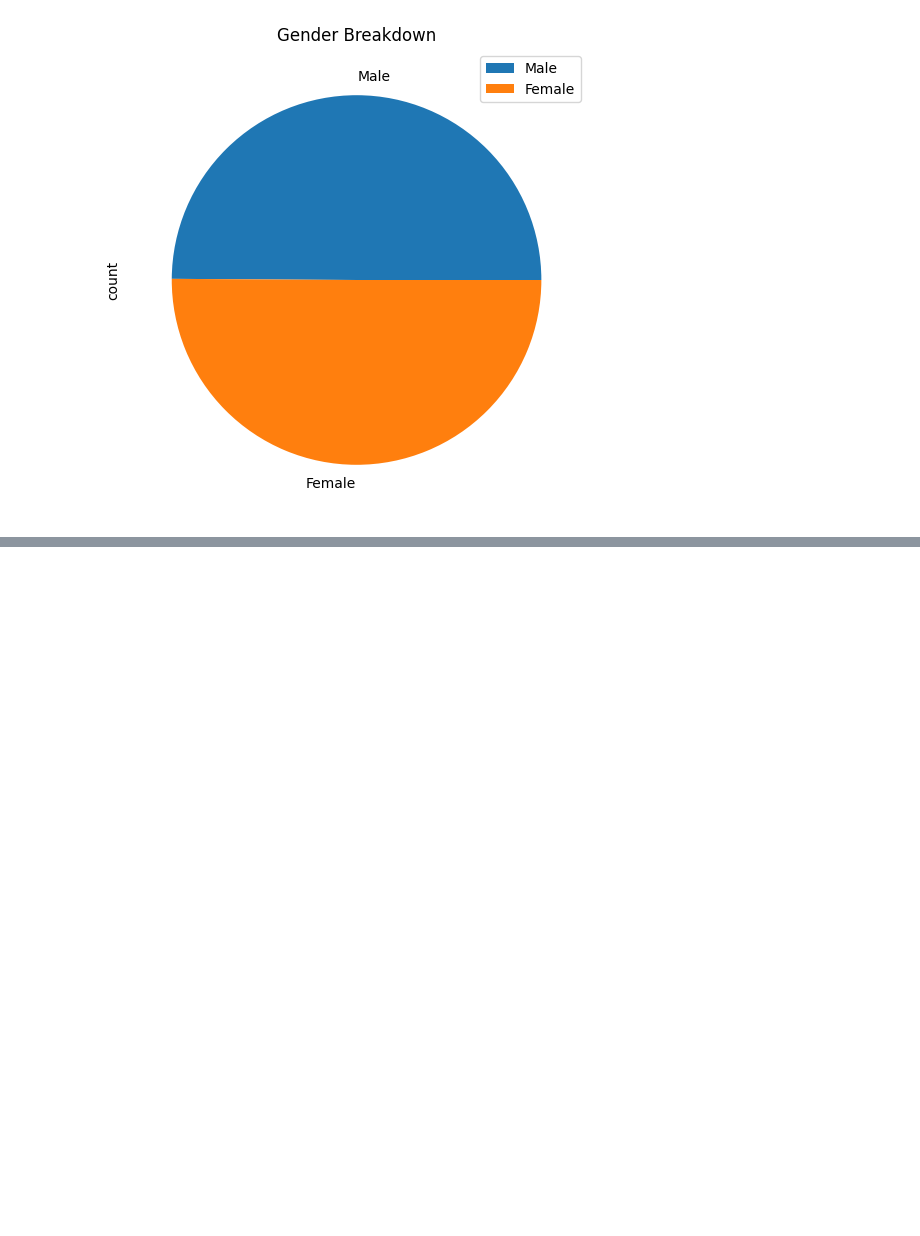
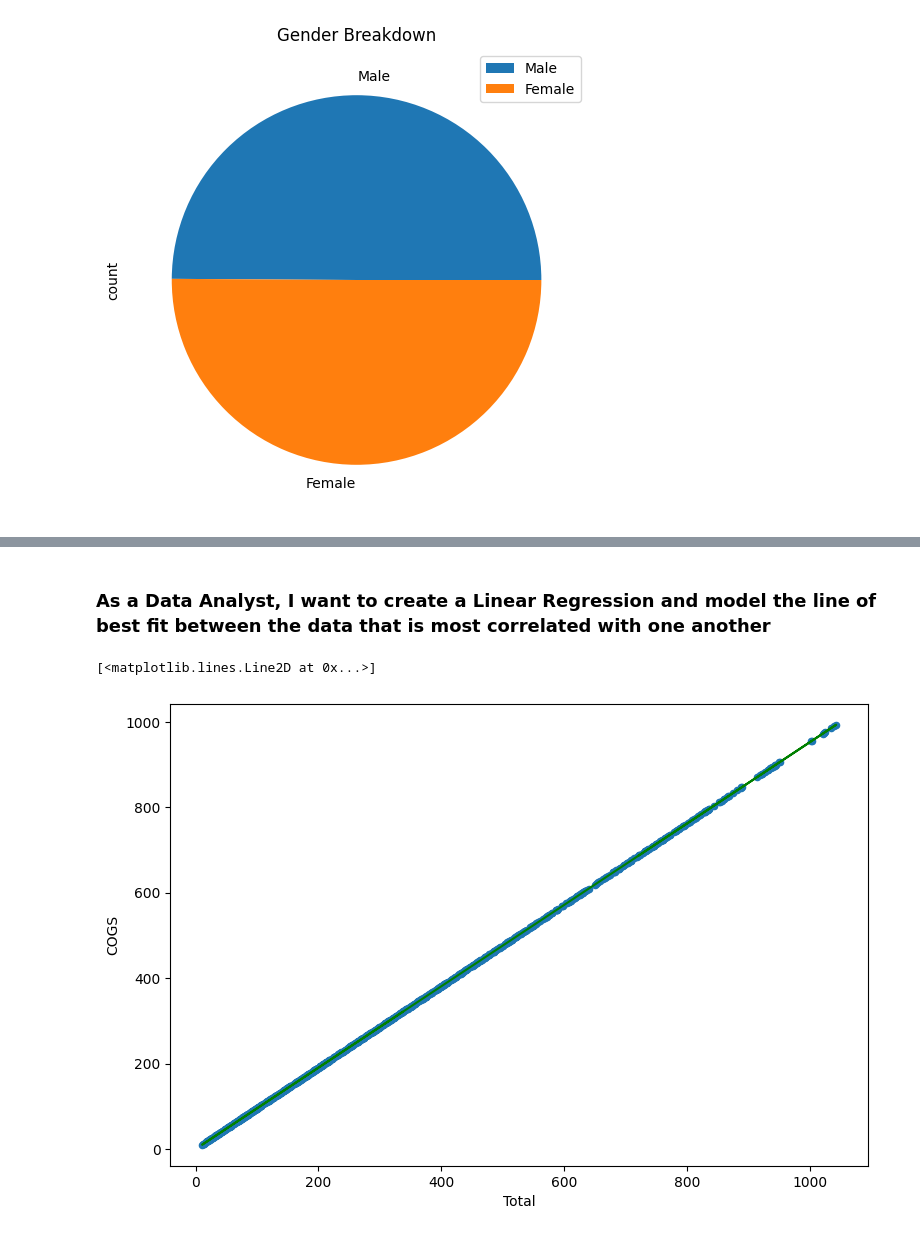
Before and after one commit to JenVega09/ExploratoryDataAnalysis, a Jupyter notebook: exploratory_data_analysis.ipynb, the cells around one changed output, grey strips where cells are left out. Drawn from its saved outputs; the diff is of its cells as text; code cells hidden in the pictures; blank space fills up the shorter version.

```diff
--- a/exploratory_data_analysis.ipynb
+++ b/exploratory_data_analysis.ipynb
@@ -158,0 +189,14 @@ plt.ylabel("Frequency", size = 14);
+# %% [markdown]
+### As a Data Analyst, I want to create a Linear Regression and model the line of best fit between the data that is most correlated with one another
+# %%
+filtered_df.plot.scatter(x = "Total", y = "COGS", figsize = (9,6))
+reshaped_x = filtered_df[["Total"]]
+reshaped_y = filtered_df["COGS"]
+model = LinearRegression()
+model.fit(reshaped_x,reshaped_y)
+model.predict(reshaped_x)
+predicted_gross_income = model.predict(reshaped_x)
+plt.plot(reshaped_x,predicted_gross_income, color = "green")
+# %% [output]
+[<matplotlib.lines.Line2D at 0x...>]
+[figure, added]
```
Also changed, not shown: parts of 12 cells of this notebook.
